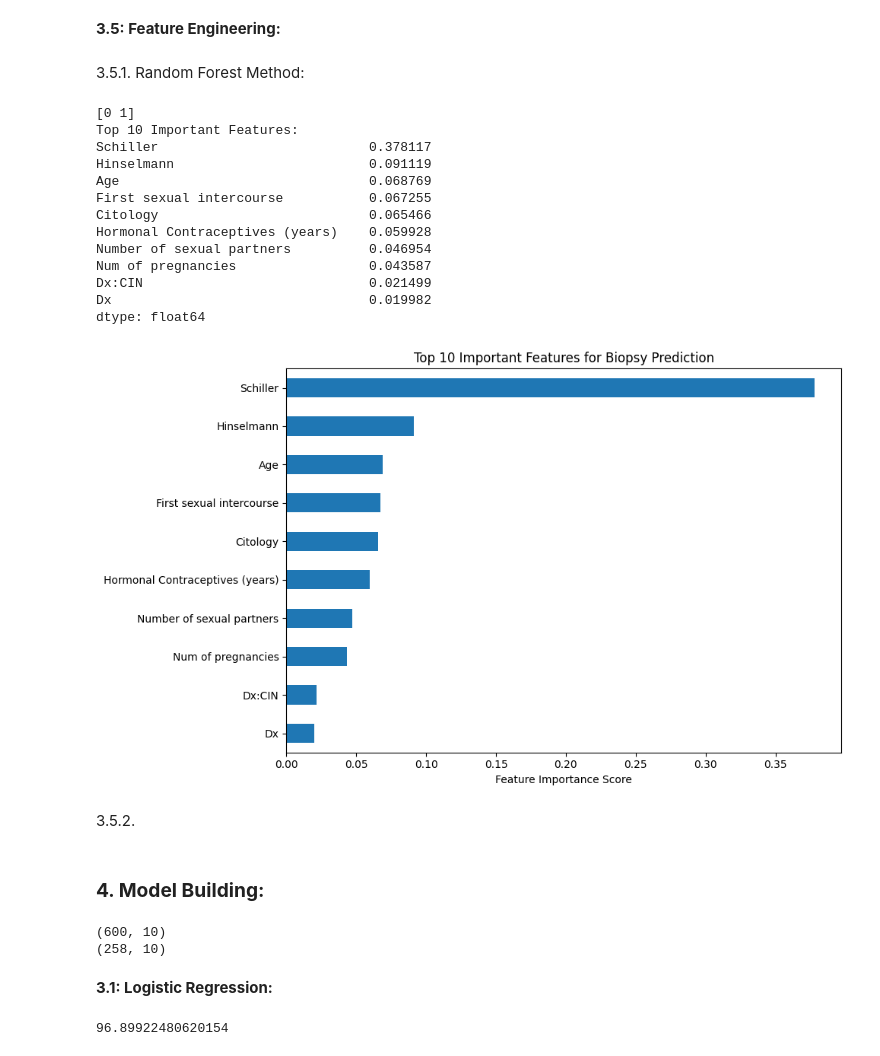
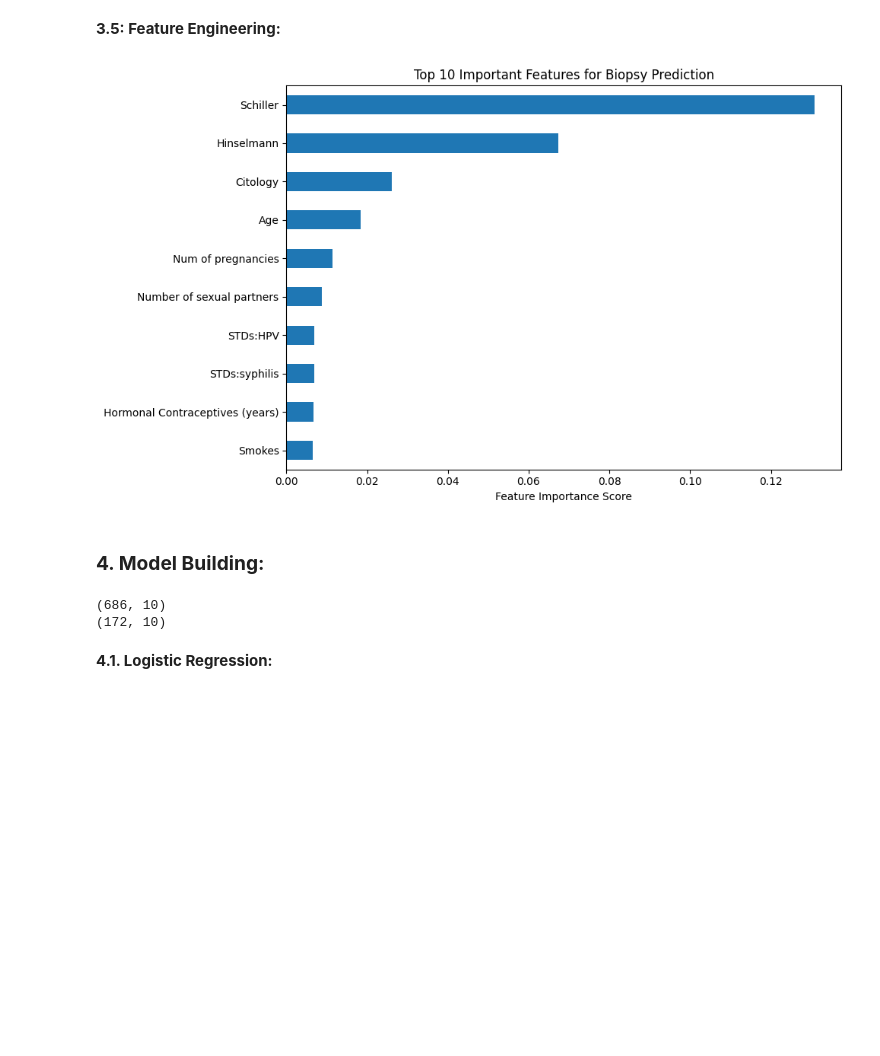
Before and after one commit to mudu89/ML_AssignmentPS01, a Jupyter notebook: 2024DA04200_Problem_Statement_1.ipynb, the cells around one changed output. Saved outputs shown, nothing was run; the diff lists cells and outputs as text; code cells hidden in the pictures; blank space fills up the shorter version.

```diff
--- a/2024DA04200_Problem_Statement_1.ipynb
+++ b/2024DA04200_Problem_Statement_1.ipynb
@@ -473,64 +473,53 @@ scaler = StandardScaler()
 df[num_cols] = scaler.fit_transform(df[num_cols])
 # %% [markdown]
 **3.5: Feature Engineering:**
-# %% [markdown]
-3.5.1. Random Forest Method:
 # %%
-from sklearn.ensemble import RandomForestClassifier
-# Feature importance using Random Forest
+from sklearn.feature_selection import VarianceThreshold, mutual_info_classif
+
 X = df.drop(columns=['Biopsy'])
-y = df['Biopsy']  # Use original binary target
-print(y.unique())
+y = df['Biopsy']
 
-model = RandomForestClassifier(random_state=42, criterion='entropy',
-                               min_samples_split=5,
-                               class_weight='balanced')
-model.fit(X, y)
-importances = pd.Series(model.feature_importances_, index=X.columns)
-important_features = importances.sort_values(ascending=False)
 
-# Print top 10 important features
-print("Top 10 Important Features:")
-print(important_features.head(10))
+# ----- Step 1: Variance Threshold -----
+selector = VarianceThreshold(threshold=0.01)
+X_var = selector.fit_transform(X)
+X_var_df = pd.DataFrame(X_var, columns=X.columns[selector.get_support()])
 
-important_columns = important_features.head(10).index
+# ----- Step 2: Correlation Filtering -----
+corr_matrix = X_var_df.corr().abs()
+upper_tri = corr_matrix.where(np.triu(np.ones(corr_matrix.shape), k=1).astype(bool))
+to_drop = [col for col in upper_tri.columns if any(upper_tri[col] > 0.85)]
+X_corr = X_var_df.drop(columns=to_drop)
+
+ # ----- Step 3: Mutual Information Ranking -----
+mi = mutual_info_classif(X_corr, y, random_state=42)
+mi_series = pd.Series(mi, index=X_corr.columns).sort_values(ascending=False)
+
+    # Select top_k features
+top_features = mi_series.head(10).index
+#X_selected = X_corr[top_features]
 
 # Plot feature importance
 plt.figure(figsize=(10, 6))
-important_features.head(10).plot(kind='barh')
+mi_series.head(10).plot(kind='barh')
 plt.title("Top 10 Important Features for Biopsy Prediction")
 plt.xlabel("Feature Importance Score")
 plt.gca().invert_yaxis()
 plt.tight_layout()
 plt.show()
 # %% [output]
-[0 1]
-Top 10 Important Features:
-Schiller                           0.378117
-Hinselmann                         0.091119
-Age                                0.068769
-First sexual intercourse           0.067255
-Citology                           0.065466
-Hormonal Contraceptives (years)    0.059928
-Number of sexual partners          0.046954
-Num of pregnancies                 0.043587
-Dx:CIN                             0.021499
-Dx                                 0.019982
-dtype: float64
-[figure, old version]
+[figure, new version]
-# %% [markdown]
-3.5.2.
 # %% [markdown]
 ### **4. Model Building:**
 # %%
-X = df[important_columns]
+X = df[top_features]
 y = df['Biopsy']  # Use original binary target
 
 # Split data into train and test
 
 from sklearn.model_selection import train_test_split
 
-(X_train, X_test, y_train, y_test) = train_test_split(X, y, stratify=y, test_size= 0.3)
+(X_train, X_test, y_train, y_test) = train_test_split(X, y, test_size= 0.2)
 
 # testing size = 20 %
 # rest 80 % is used for training
@@ -538,25 +527,26 @@ from sklearn.model_selection import train_test_split
 
 print(X_train.shape)
 print(X_test.shape)
+
+predict = {}
+prob = {}
 # %% [output]
-(600, 10)
-(258, 10)
+(686, 10)
+(172, 10)
 # %% [markdown]
-**3.1: Logistic Regression:**
+**4.1. Logistic Regression:**
 # %%
 from sklearn.linear_model import LogisticRegression
 from sklearn.metrics import accuracy_score
 
-logistic_model = LogisticRegression(solver='lbfgs') # default classfier
+logistic_model = LogisticRegression(solver='liblinear', class_weight='balanced') # default classfier
 
 logistic_model.fit(X_train,y_train)
 
 # predict values for the test data
-y_prob  = logistic_model.predict(X_test)
+y_predict_logisticRegression  = logistic_model.predict(X_test)
 
-# compute the accuracy
+y_prob_logisticRegression = logistic_model.predict_proba(X_test)[:, 1]
 
-acc = accuracy_score(y_test, y_prob)
-print(acc * 100)
+predict['Logistic Regression'] = y_predict_logisticRegression
+prob['Logistic Regression'] = y_prob_logisticRegression
-# %% [output]
-96.89922480620154
```
Also changed, not shown: parts of 16 cells of this notebook.
